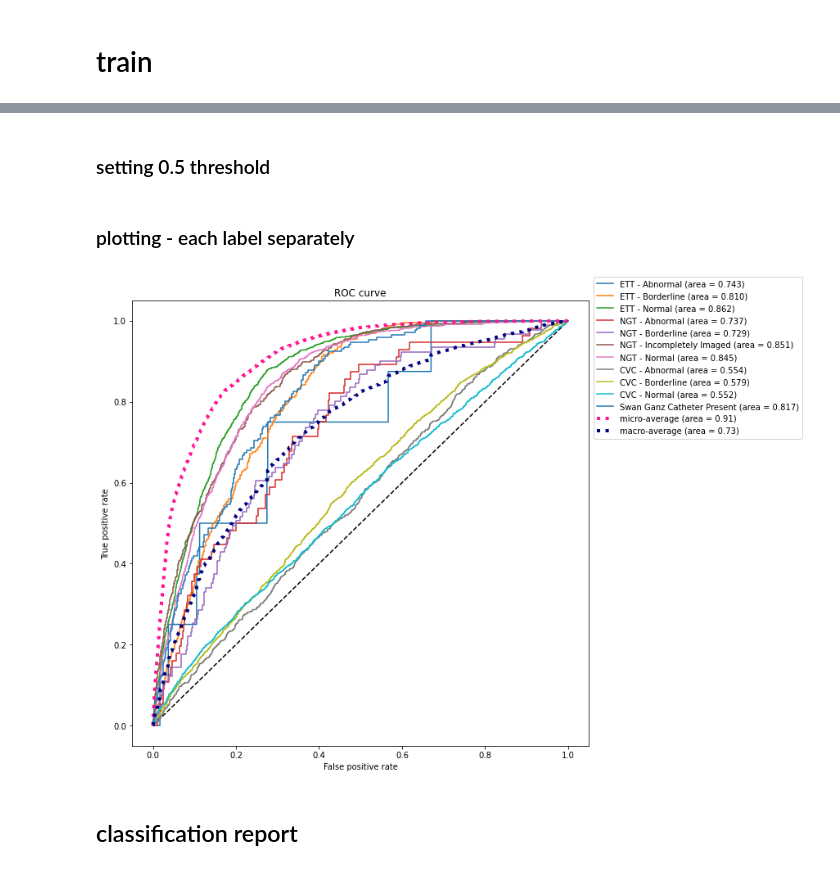
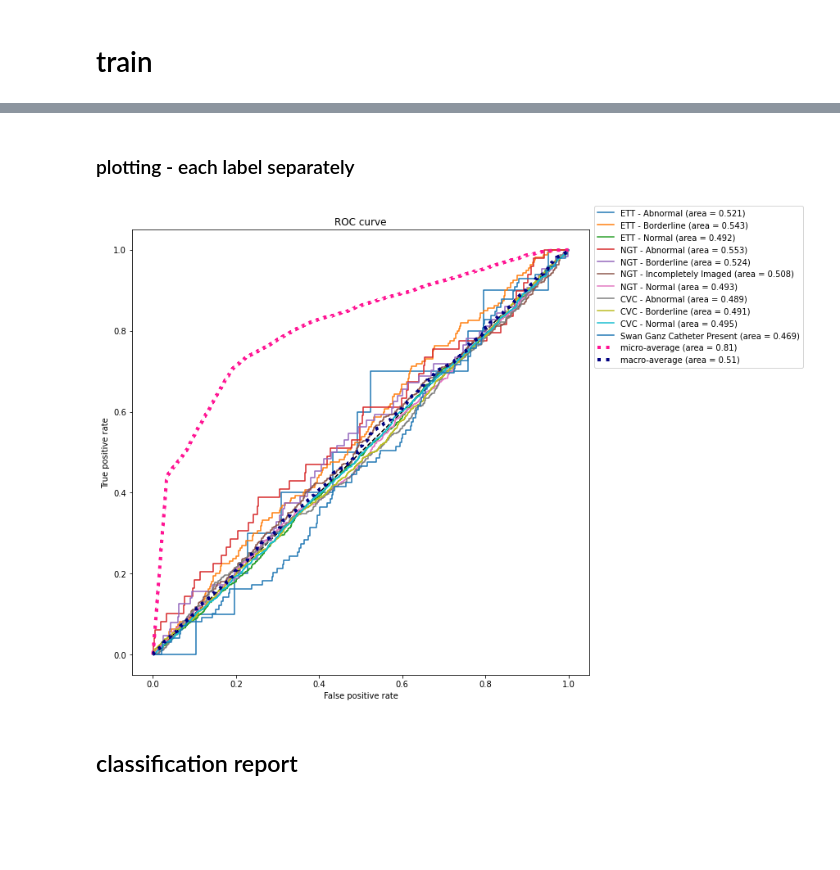
Before and after one commit to ywigelman/TheCatheterNinjas, a Jupyter notebook: Baseline_C.ipynb, the cells around one changed output, grey strips where cells are left out. Saved outputs shown, nothing was run; the diff lists cells and outputs as text; code cells hidden in the pictures; blank space fills up the shorter version.

Commit message:
save model and split

```diff
--- a/Baseline_C.ipynb
+++ b/Baseline_C.ipynb
@@ -123,8 +127,8 @@ CASE = 'StudyInstanceUID'
 ID = 'PatientID'
 
 # constants for preprocessing
-NEW_SIZE = (448,448)
-IMG_SIZE = (448, 448, 1)
+NEW_SIZE = (244,244)
+IMG_SIZE = NEW_SIZE + (1, )
 
 # parameters for sequential model
 RSCL = 1/255
@@ -420,4 +408,4 @@ plt.show()
+# %%
+true = valid_generator.labels
 # %%
-y_pred = model.predict(X_test)
+pred = model.predict(valid_generator)
-# %% [markdown]
-### setting 0.5 threshold
@@ -433,42 +419,42 @@ n_classes = len(labels)
 
 fpr_sum, tpr_sum = 0, 0
 for i, label in enumerate(labels):
-    label_fpr, label_tpr, thresh = roc_curve(y_test[:, i], y_pred[:, i])
+    label_fpr, label_tpr, thresh = roc_curve(true[:, i], pred[:, i])
     label_auc = auc(label_fpr, label_tpr)
     ax.plot(label_fpr, label_tpr, label='{} (area = {:.3f})'.format(label, label_auc))
     fprs.append(label_fpr)
     tprs.append(label_tpr)
 
 
 # micro
-fpr_micro, tpr_micro, _ = roc_curve(y_test.ravel(), y_pred.ravel())
+fpr_micro, tpr_micro, _ = roc_curve(true.ravel(), pred.ravel())
 auc_micro = auc(fpr_micro, tpr_micro)
 
 ax.plot(fpr_micro, tpr_micro,
          label='micro-average (area = {0:0.2f})'.format(auc_micro),
         color='deeppink', linestyle=':', linewidth=4)
 
 # macro
 all_fpr = np.unique(np.concatenate(fprs))
 mean_tpr = np.zeros_like(all_fpr)
 for i in range(n_classes):
     mean_tpr += interp(all_fpr, fprs[i], tprs[i])
 mean_tpr/=n_classes
 fpr_macro = all_fpr
 tpr_macro = mean_tpr
 auc_macro = auc(fpr_macro, tpr_macro)
 
 ax.plot(fpr_macro, tpr_macro,
         label='macro-average (area = {0:0.2f})'.format(auc_macro),
          color='navy', linestyle=':', linewidth=4)
 
 plt.xlabel('False positive rate')
 plt.ylabel('True positive rate')
 plt.title('ROC curve')
 plt.legend(loc=(1.01,0.69))
 plt.show()
 # %% [output]
-[figure, old version]
+[figure, new version]
 # %% [markdown]
 ## classification report
 # %%
```
Also changed, not shown: parts of 23 cells of this notebook.
